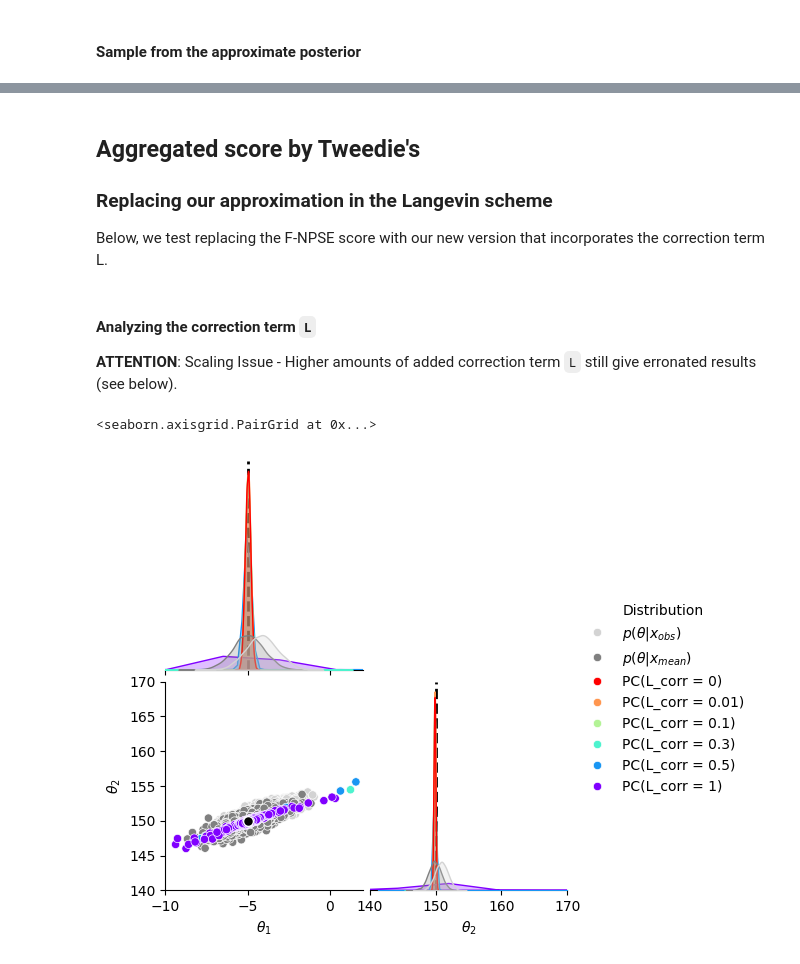
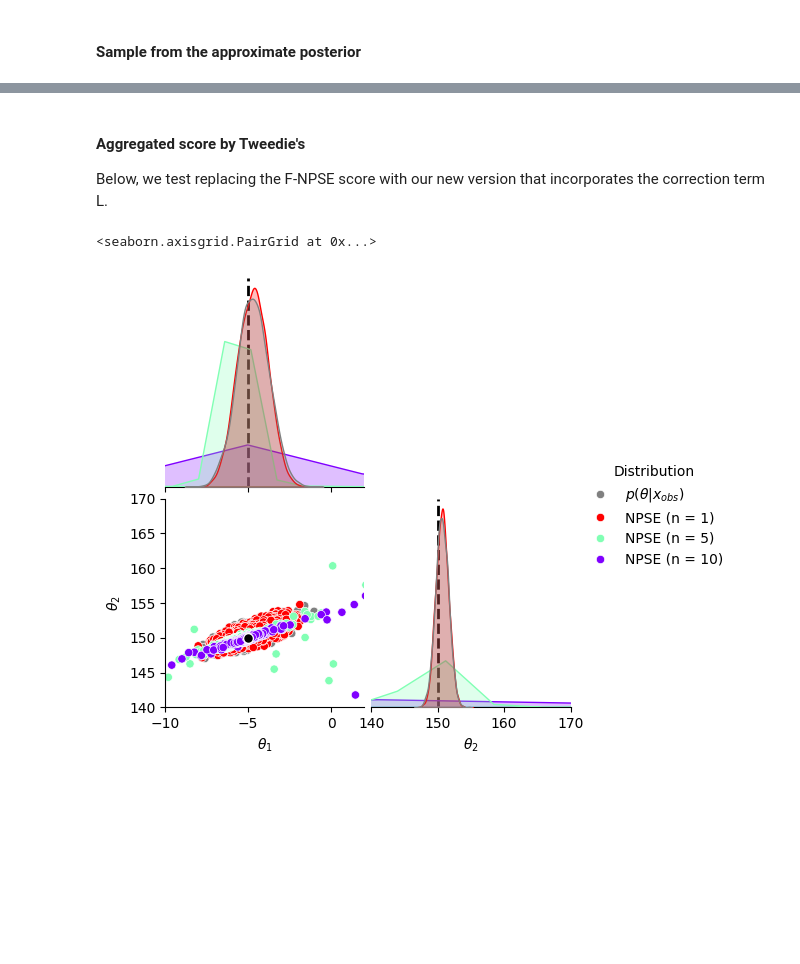
Before and after one commit to JuliaLinhart/diffusions-for-sbi, a Jupyter notebook: notebooks/DGM4SBI_gaussian.ipynb, the cells around one changed output, grey strips where cells are left out. Drawn from its saved outputs; the diff is of its cells as text; code cells hidden in the pictures; blank space fills up the shorter version.

```diff
--- a/notebooks/DGM4SBI_gaussian.ipynb
+++ b/notebooks/DGM4SBI_gaussian.ipynb
@@ -600,7 +608,5 @@ pairplot_with_groundtruth_2d(
 # %% [markdown]
-## Aggregated score by Tweedie's
-
-### Replacing our approximation in the Langevin scheme
+#### Aggregated score by Tweedie's
 
 Below, we test replacing the F-NPSE score with our new version that incorporates the correction term L.
 # %%
@@ -613,36 +619,32 @@ diffused_prior_score = get_vpdiff_gaussian_score(loc_.cuda(), cov_.cuda(), nse=s
 
 # try with learned prior score
 # diffused_prior_score = lambda theta,t: score_net.score(theta=theta, x=torch.zeros_like(x_obs_100[:10]).cuda(), t=t)
-# %% [markdown]
-#### Analyzing the correction term `L`
-
-**ATTENTION**: Scaling Issue - Higher amounts of added correction term `L` still give erronated results (see below).
 # %%
-# n=10
-samples_per_correction = {}
-for correction_lda in [0, 1e-2, 1e-1, 3e-1, 5e-1, 1]: # amount of correction term L in addition to the original F-NPSE
+# different n
+samples_per_n = {}
+for n_obs in [1,5,10]: # amount of correction term L in addition to the original F-NPSE
     samples_langevin_ = score_net.predictor_corrector((N_SAMPLES,),
-                                                      x=x_obs_100_[:10].cuda(),
+                                                      x=x_obs_100_[:n_obs].cuda(),
                                                       steps=1000,
                                                       prior_score_fun=diffused_prior_score,
                                                       eta=1,
-                                                      corrector_lda=correction_lda,
+                                                      corrector_lda=1,
                                                       n_steps=0,
                                                       r=.5,
                                                       predictor_type='ddim',
                                                       verbose=True).cpu()
-    samples_per_correction[correction_lda] = samples_langevin_ * theta_train.std(axis=0) + theta_train.mean(axis=0)
+    samples_per_n[n_obs] = samples_langevin_ * theta_train.std(axis=0) + theta_train.mean(axis=0)
 # %%
 from matplotlib import colormaps as cm
-samples_true_mean = task.true_posterior(torch.mean(x_obs_100[:10], axis=0)).sample((N_SAMPLES,)).numpy()
+samples_true = task.true_posterior(x_obs_100[0]).sample((N_SAMPLES,)).numpy()
 pairplot_with_groundtruth_2d(
-    samples_list=[samples_true,  samples_true_mean] + list(samples_per_correction.values()),
-    labels=[r"$p(\theta | x_{obs})$", r"$p(\theta | x_{mean})$"]+[f"PC(L_corr = {k})" for k in samples_per_correction],
-    colors=["lightgray", "gray"] + [cm.get_cmap("rainbow")(i) for i in torch.linspace(1, 0, len(samples_per_correction)).cpu()],
+    samples_list=[samples_true] + list(samples_per_n.values()),
+    labels=[r"$p(\theta | x_{obs})$"]+[f"NPSE (n = {k})" for k in samples_per_n],
+    colors=["gray"] + [cm.get_cmap("rainbow")(i) for i in torch.linspace(1, 0, len(samples_per_n)).cpu()],
     theta_true=theta_true,
     # prior_bounds=(prior.bounds[0], prior.bounds[1]),
     plot_bounds=([-10, 2], [140, 170]),
 )
 # %% [output]
 <seaborn.axisgrid.PairGrid at 0x...>
-[figure, old version]
+[figure, new version]
```
Also changed, not shown: parts of 6 cells of this notebook, 1 other file.
